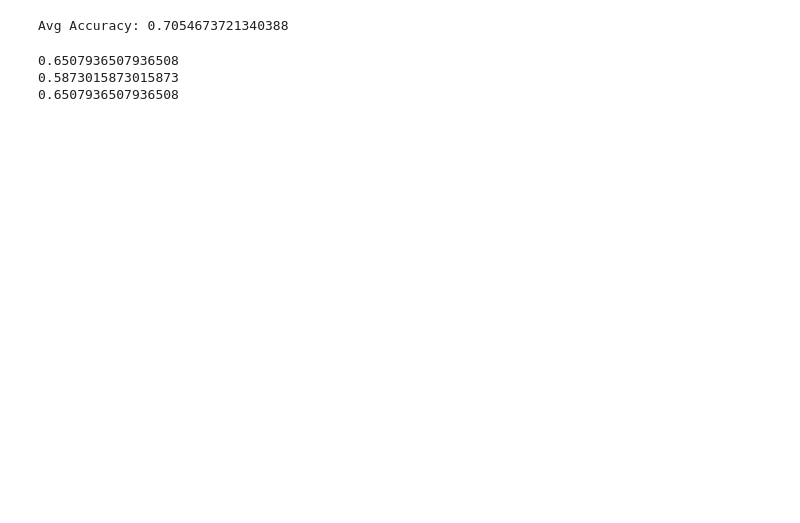
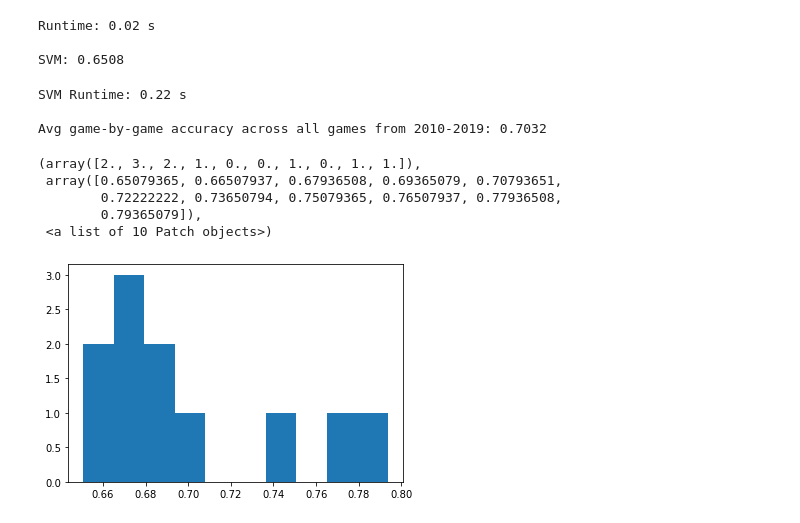
Before and after one commit to AustinStephens/NCAATourneyPredictor, a Jupyter notebook: NCAATourneyPredictor.ipynb, the cells around one changed output. Drawn from its saved outputs; the diff is of its cells as text; code cells hidden in the pictures; blank space fills up the shorter version.

```diff
--- a/NCAATourneyPredictor.ipynb
+++ b/NCAATourneyPredictor.ipynb
@@ -516,67 +332,81 @@ def trainAndPredictXGB(classifier, test_df, sampleSize, num_games):
+# %%
+#8
+#Game-by-game prediction accuracy:
+
+start_time = time.time()
+
+svm_preds = trainAndPredict(svm.SVC(C=4.2, gamma=0.01), tourney_2022_df, 1, 63)
+
+print(f"Runtime: {time.time() - start_time:.2f} s\n")
+print(f"SVM: {accuracy(svm_preds):.4f}")
+# %% [output]
+Runtime: 0.02 s
+
+SVM: 0.6508
 # %%
+#9
+# Predicts game-by-game outcomes from specified years
+
 def predictYear(classifier, year, num_games):
 
     predicted_games = [0] * num_games
 
     test_data = train_DF[train_DF['Season'] == year]
-    test_labels = test_data['Winner']
+    test_labels = test_data['Winner'].astype("int")
     test_data = test_data.drop(columns=['Winner'])
 
     training_data = train_DF[train_DF['Season'] != year]
     y = training_data['Winner']
 
     test_X = test_data.drop(["Season", "Team1ID", "Team2ID"], axis=1)
     X = training_data.drop("Season", axis=1)
     X = X.drop(["Winner", "Team1ID", "Team2ID"], axis=1)
     y = y.astype(int)
 
     scaler = StandardScaler()
     scaled_X = scaler.fit_transform(X.values)
     scaled_test = scaler.fit_transform(test_X.values)
     test_proc = pd.DataFrame(scaled_test, index = test_X.index, columns = test_X.columns)
 
     X_proc = pd.DataFrame(scaled_X, index = X.index, columns = X.columns)
 
     accuracy_scores = []
     from sklearn.metrics import accuracy_score
 
     # Model Fit
     classifier.fit(X_proc, y)
 
     # Model Prediction
     preds = classifier.predict(test_proc)
 
-    #print(overall_pred)
-
     # Accuracy Score
-    #print(preds)
     return accuracy_score(test_labels, preds)
 
-acc_scores = []
-for year in years:
-    if year > 2010:
-        score = predictYear(svm.SVC(C=4.6, gamma=0.01), year, 63)
-        acc_scores.append(score)
-print(f"Avg Accuracy: {sum(acc_scores) / len(acc_scores)}")
+
+def predictHistorical(classifier):
+    acc_scores = []
+    for year in years:
+        if year >= 2010:
+            score = predictYear(classifier, year, 63)
+            acc_scores.append(score)
+    return acc_scores
+
+start_time = time.time()
+svm_accuracies = predictHistorical(svm.SVC(C=4.6, gamma=0.01))
+print(f"SVM Runtime: {time.time() - start_time:.2f} s\n")
+print(f"Avg game-by-game accuracy across all games from 2010-2019: {sum(svm_accuracies) / len(svm_accuracies):.4f}")
+
+svm_accuracies.append(accuracy(svm_preds))
+pyplot.hist(svm_accuracies)
 # %% [output]
-Avg Accuracy: 0.7054673721340388
+SVM Runtime: 0.22 s
+
+Avg game-by-game accuracy across all games from 2010-2019: 0.7032
+(array([2., 3., 2., 1., 0., 0., 1., 0., 1., 1.]),
+ array([0.65079365, 0.66507937, 0.67936508, 0.69365079, 0.70793651,
+        0.72222222, 0.73650794, 0.75079365, 0.76507937, 0.77936508,
+        0.79365079]),
+ <a list of 10 Patch objects>)
+[figure, added]
-# %%
-#9
-
-svm_preds = trainAndPredictXGB(svm.SVC(C=4.2, gamma=0.01), tourney_2022_df, 1, 63)
-print(accuracy(svm_preds))
-
-dt_preds = trainAndPredictXGB(DecisionTreeClassifier(), tourney_2022_df, 25, 63)
-print(accuracy(dt_preds))
-
-rf_preds = trainAndPredictXGB(RandomForestClassifier(), tourney_2022_df, 25, 63)
-print(accuracy(rf_preds))
-
-#xgb_preds = trainAndPredictXGB(xgb.XGBClassifier(), tourney_2022_df, 1, 63)
-#print(accuracy(xgb_preds))
-# %% [output]
-0.6507936507936508
-0.5873015873015873
-0.6507936507936508
 # %%
 #10
```
Also changed, not shown: parts of 18 cells of this notebook, 1 other file.
